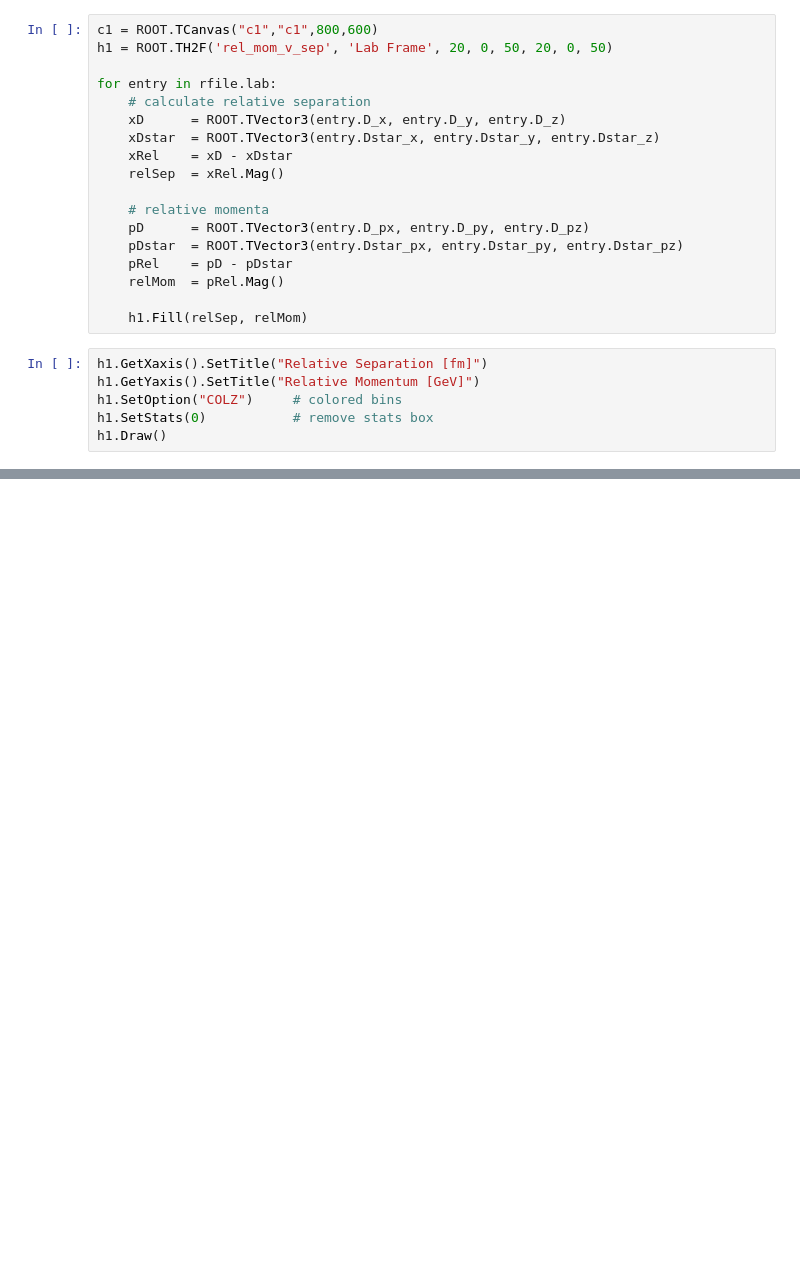
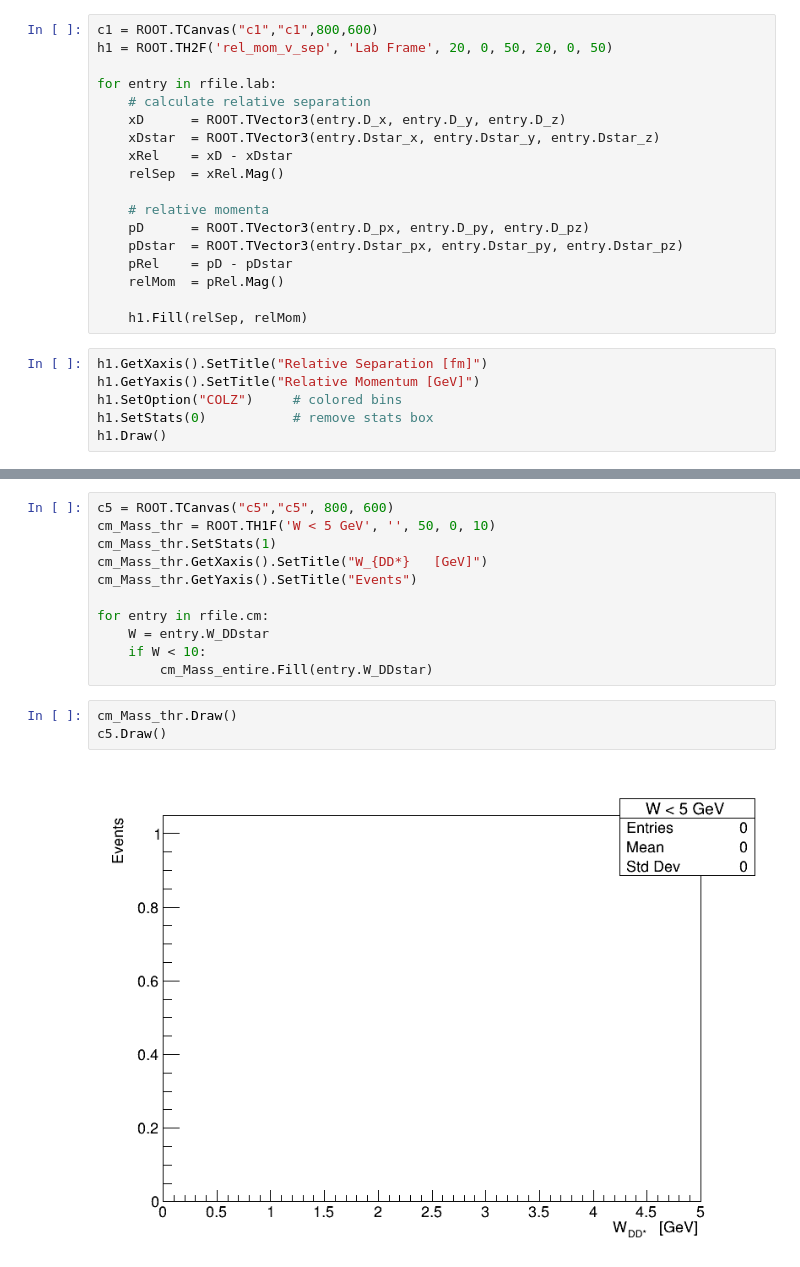
Before and after one commit to dwinney/ddstarHIC, a Jupyter notebook: jupyter/histograms.ipynb, the cells around one changed output, grey strips where cells are left out. Cells and saved outputs as stored; diff of their text form; blank space fills up the shorter version.

```diff
--- a/jupyter/histograms.ipynb
+++ b/jupyter/histograms.ipynb
@@ -137,0 +158,16 @@ c3.Draw()
+# %%
+c5 = ROOT.TCanvas("c5","c5", 800, 600)
+cm_Mass_thr = ROOT.TH1F('W < 5 GeV', '', 50, 0, 10)
+cm_Mass_thr.SetStats(1)
+cm_Mass_thr.GetXaxis().SetTitle("W_{DD*}   [GeV]")
+cm_Mass_thr.GetYaxis().SetTitle("Events")
+
+for entry in rfile.cm:
+    W = entry.W_DDstar
+    if W < 10:
+        cm_Mass_entire.Fill(entry.W_DDstar)
+# %%
+cm_Mass_thr.Draw()
+c5.Draw()
+# %% [output]
+[figure, added]
```
Also changed, not shown: parts of 10 cells of this notebook.
